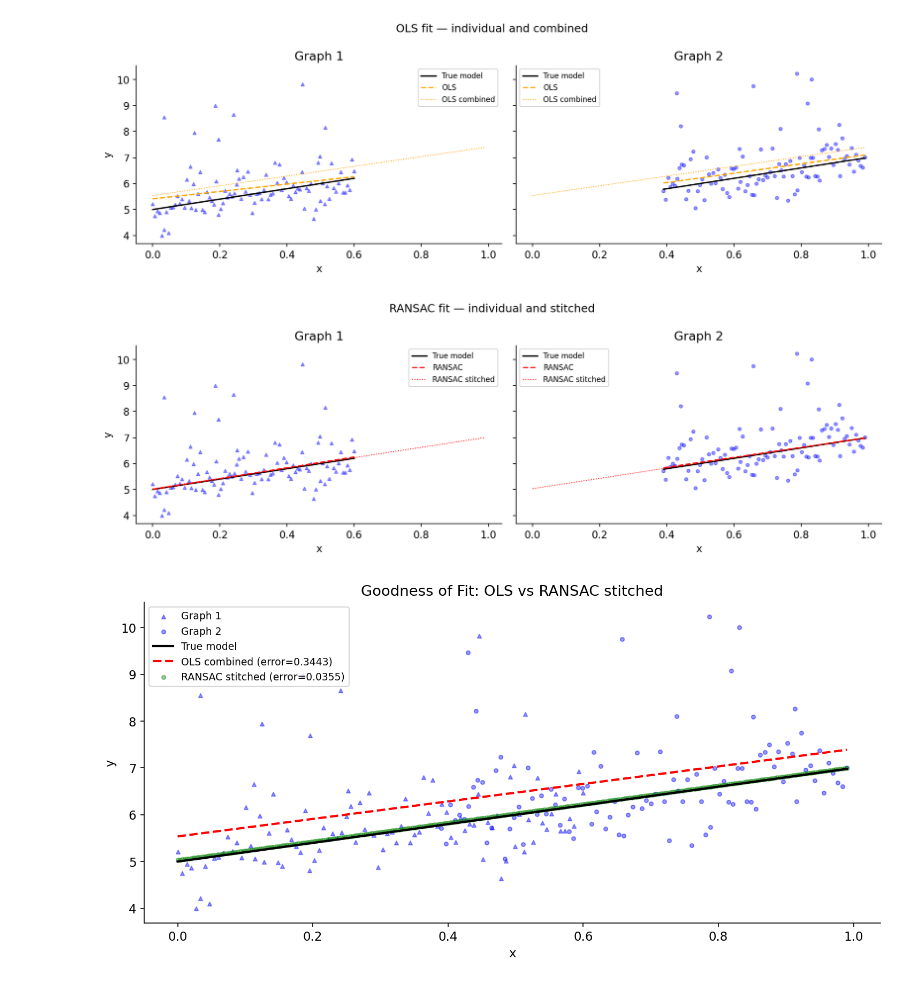
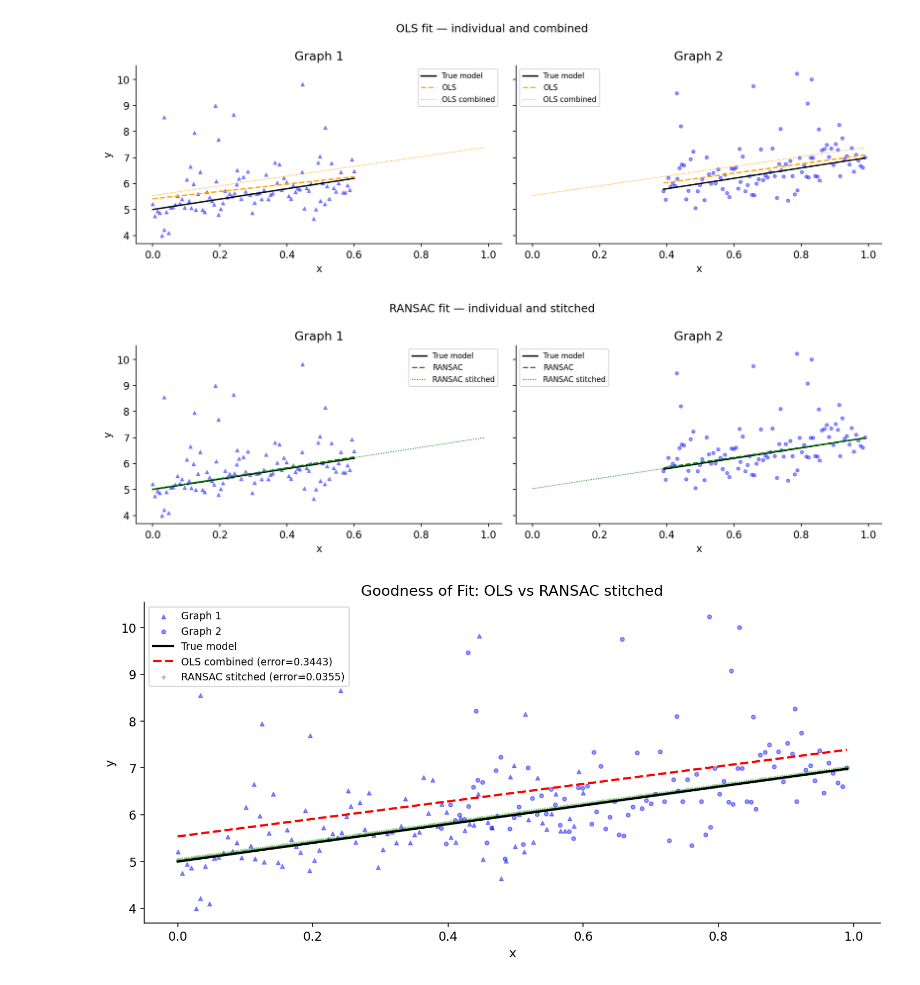
Before and after one commit to arshsinghphd/RANSAC-analysis, a Jupyter notebook: empirical_analysis/ransac_notebook.ipynb, the cells around one changed output. Cells and saved outputs as stored; diff of their text form; code cells hidden in the pictures.

```diff
--- a/empirical_analysis/ransac_notebook.ipynb
+++ b/empirical_analysis/ransac_notebook.ipynb
@@ -425,7 +425,7 @@ for ax1, agg, k_budget in [(ax_l, agg100, 1000), (ax_r, agg1000, 20000)]:
     ax1.set_xlabel("Polynomial degree")
     ax1.set_ylabel("Model Error (Euclidean)")
     ax2.set_ylabel("Iterations Required by Theory", color="red")
-    ax1.set_title(f"k budget = {k_budget}  ($\\varepsilon=0.5$)")
+    ax1.set_title(f"k budget = {k_budget}  (10 x reqd. for $\\varepsilon=0.5$)")
     ax1.set_ylim(-2, 1000)
     # if k_budget == 100:
     #     ax1.set_xlim(2, 5)
@@ -541,29 +541,29 @@ plt.show()
 # %%
 fig, (ax_l, ax_r) = plt.subplots(1, 2, figsize=(12, 4), sharey=True)
 for i, (ax, g, x_plot, ransac_p, label, color) in enumerate([
     (ax_l, g1, x1_plot, ransac1_params, "Graph 1", "blue"),
     (ax_r, g2, x2_plot, ransac2_params, "Graph 2", "blue")]):
     if i == 0:
         m = "^"
     else:
         m = "o"
     ax.scatter(g["x"], g["y"], s=12, alpha=0.4, marker=m, color=color)
     ax.plot(x_plot, eval_line(x_plot, true_params),
             color="black", linewidth=1.5, label="True model")
     ax.plot(x_plot, eval_line(x_plot, ransac_p),
-            color="red", linestyle="--", linewidth=1.5, label="RANSAC")
+            color="green", linestyle="--", linewidth=1.5, label="RANSAC")
     ax.plot(x_all, eval_line(x_all, stitch_params),
-            color="red", linestyle=":", linewidth=1, label="RANSAC stitched")
+            color="green", linestyle=":", linewidth=1, label="RANSAC stitched")
     ax.set_title(label)
     ax.set_xlabel("x")
     ax.legend(fontsize=8)
 ax_l.set_ylabel("y")
 fig.suptitle("RANSAC fit — individual and stitched", fontsize=12)
 plt.tight_layout()
 plt.savefig(f"{FIG_DIR}/example_ransac.png", dpi=150)
 plt.show()
 # %% [output]
-[figure, old version]
+[figure, new version]
 # %%
 # OLS and RANSAC comparison
 
```
Also changed, not shown: parts of 2 cells of this notebook, 2 other files.
